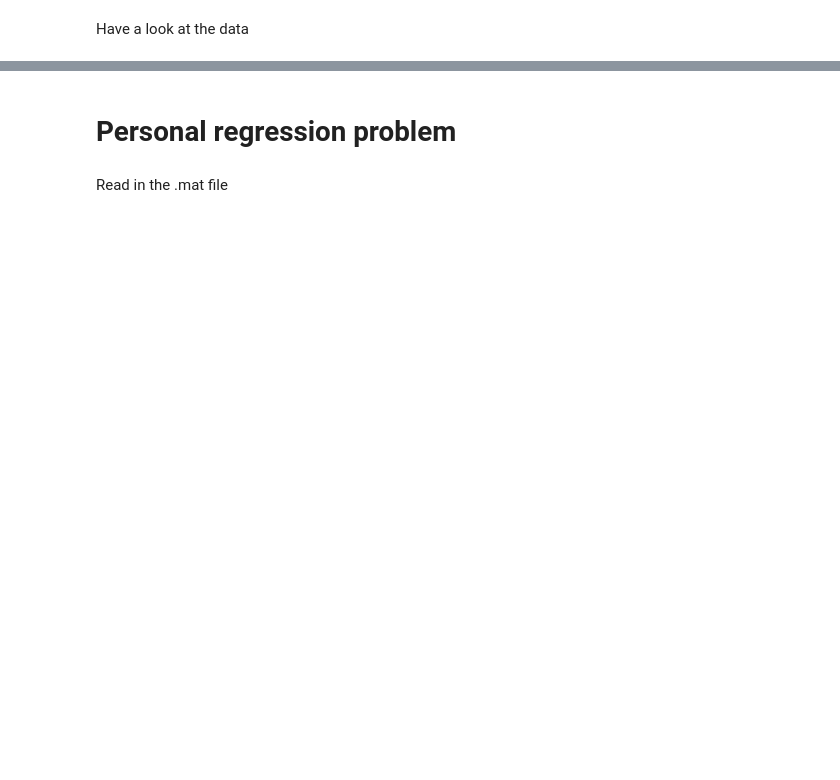
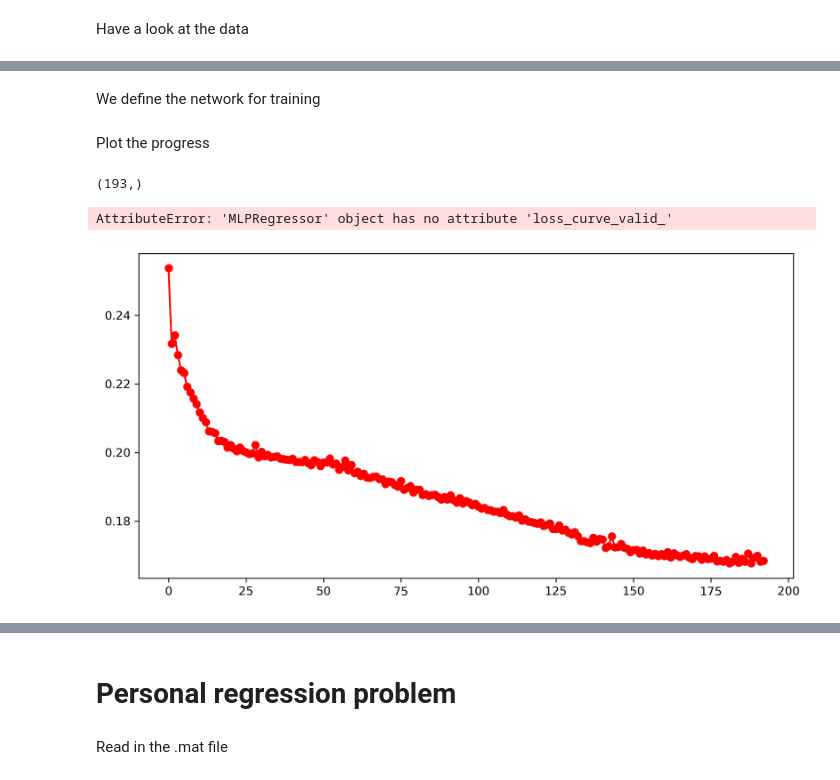
Before and after one commit to ThibeauWouters/ANN, a Jupyter notebook: Assignment 1/assignment1.ipynb, the cells around one changed output, grey strips where cells are left out. Drawn from its saved outputs; the diff is of its cells as text; code cells hidden in the pictures; blank space fills up the shorter version.

```diff
--- a/Assignment 1/assignment1.ipynb
+++ b/Assignment 1/assignment1.ipynb
@@ -3,15 +3,27 @@
 # %%
+# Basic imports
+import os
+master_dir = os.getcwd()
+data_dir = os.path.join(master_dir, "Data")
+import csv
+import time
+from itertools import product
+import warnings
 import numpy as np
+import pandas as pd
+import scipy.io
+import pickle
+from typing import Callable, Any
 import matplotlib.pyplot as plt
-plt.rcParams['figure.figsize'] = (12,5)
 plt.rcParams['figure.dpi'] = 300
-import os
+plt.rcParams['figure.figsize'] = (10, 5)
+# Scikit learn neural network
+from sklearn.preprocessing import StandardScaler
+from sklearn.neural_network import MLPClassifier, MLPRegressor
+from sklearn.model_selection import train_test_split, GridSearchCV, ParameterGrid
+from sklearn.feature_extraction import DictVectorizer
+from sklearn.metrics import mean_squared_error, make_scorer
+# PyTorch
 import torch.optim
-import scipy.io
 from torch import nn
 from torch.utils.data import Dataset, DataLoader
-master_dir = os.getcwd()
-# For loading my own script:
-%load_ext autoreload
-%autoreload 2
-import assignment1
@@ -69 +209,3 @@ Train a neural network on the data
+# %% [markdown]
+We define the network for training
 # %%
@@ -70,0 +215,20 @@ net = FeedForwardNet(input_size=1, output_size=1, hidden_size=20)
+# %% [markdown]
+Plot the progress
+# %%
+net = regr
+np.shape(net.loss_curve_)
+# %% [output]
+(193,)
+# %%
+plt.plot(net.loss_curve_, '-o', color='red', label = "Training loss")
+plt.plot(net.loss_curve_valid_, '-o', color='blue', label = "Validation loss")
+plt.grid()
+plt.xlabel("Epoch")
+plt.ylabel("Loss")
+plt.axhline(net.best_valid_loss, color='black')
+plt.axvline(net.best_iteration, color='black')
+plt.legend()
+plt.show()
+# %% [output]
+AttributeError: 'MLPRegressor' object has no attribute 'loss_curve_valid_'
+[figure, added]
```
Also changed, not shown: parts of 39 cells of this notebook, 3 other files.
